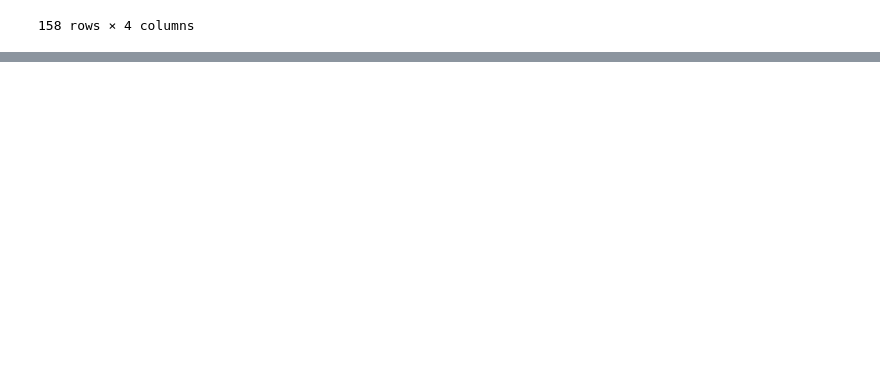
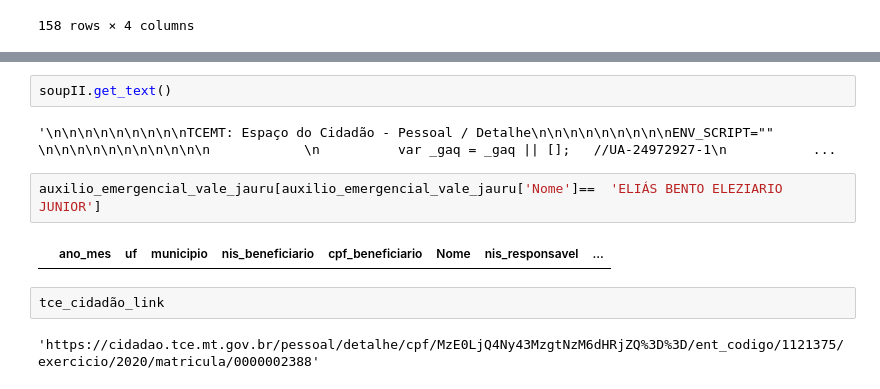
Before and after one commit to ledigofig/Auxilio-Emergencial, a Jupyter notebook: analise_municipios.ipynb, the cells around one changed output, grey strips where cells are left out. Saved outputs shown, nothing was run; the diff lists cells and outputs as text; blank space fills up the shorter version.

Commit message:
Atualização analise Municipios

```diff
--- a/analise_municipios.ipynb
+++ b/analise_municipios.ipynb
@@ -552,0 +589,12 @@ soup.select('thead tr')
+# %%
+soupII.get_text()
+# %% [output]
+'\n\n\n\n\n\n\n\n\nTCEMT: Espaço do Cidadão - Pessoal / Detalhe\n\n\n\n\n\n\n\n\nENV_SCRIPT=""        \n\n\n\n\n\n\n\n\n\n\n            \n          var _gaq = _gaq || [];   //UA-24972927-1\n           ...
+# %%
+auxilio_emergencial_vale_jauru[auxilio_emergencial_vale_jauru['Nome']==  'ELIÁS BENTO ELEZIARIO JUNIOR']
+# %% [output]
+|  | ano_mes | uf | municipio | nis_beneficiario | cpf_beneficiario | Nome | nis_responsavel | ... |
+# %%
+tce_cidadão_link
+# %% [output]
+'https://cidadao.tce.mt.gov.br/pessoal/detalhe/cpf/MzE0LjQ4Ny43MzgtNzM6dHRjZQ%3D%3D/ent_codigo/1121375/exercicio/2020/matricula/0000002388'
```
Also changed, not shown: parts of 8 cells of this notebook.
